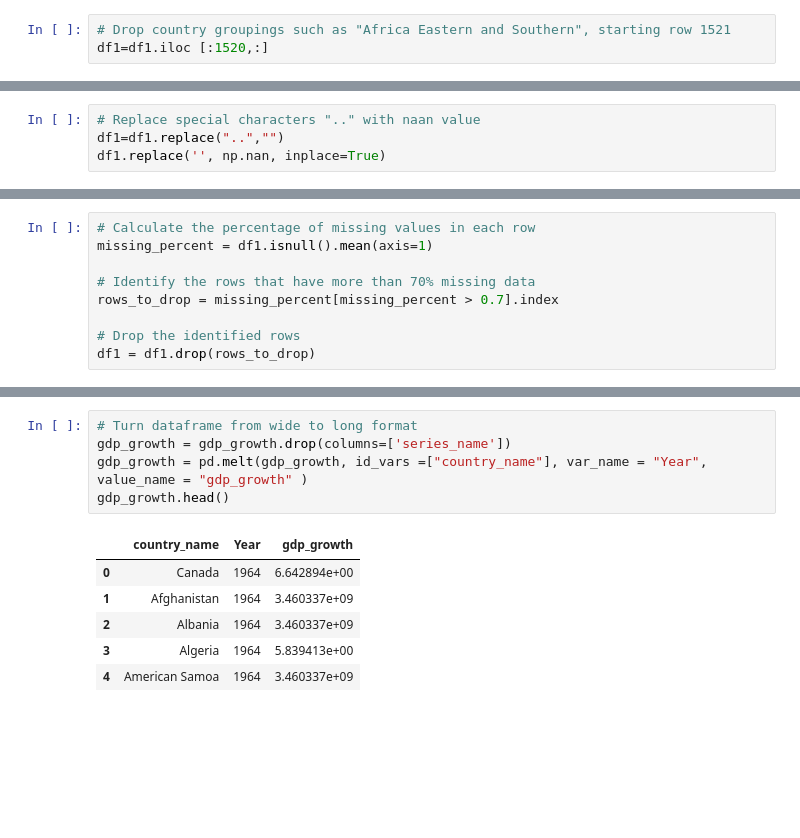
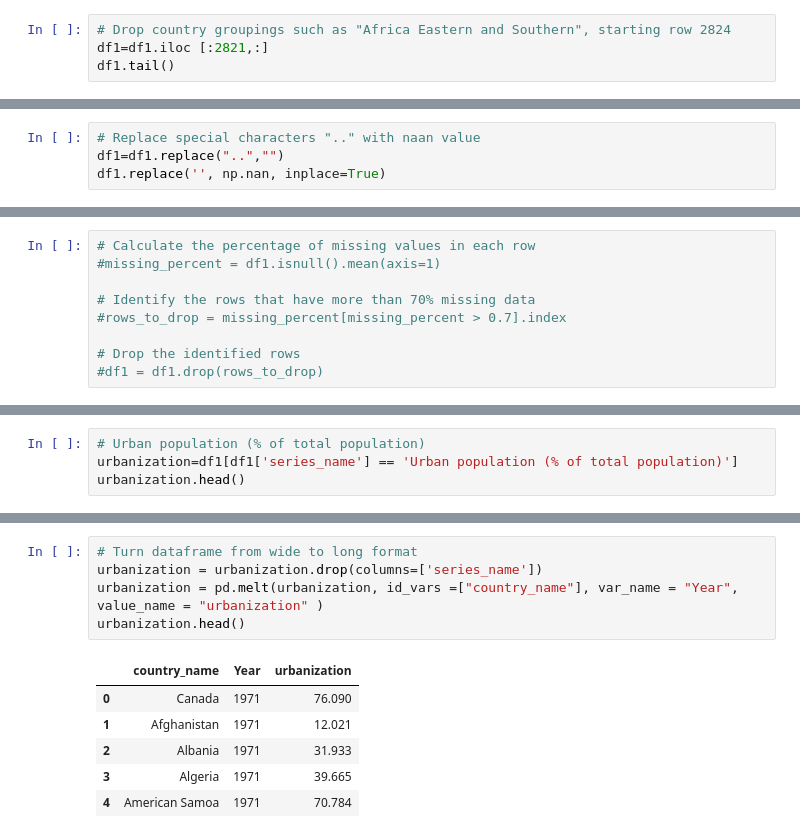
Before and after one commit to siddi582/GDPPredictor, a Jupyter notebook: GDP_forecast_ETL.ipynb, the cells around one changed output, grey strips where cells are left out. Saved outputs shown, nothing was run; the diff lists cells and outputs as text; blank space fills up the shorter version.

```diff
--- a/GDP_forecast_ETL.ipynb
+++ b/GDP_forecast_ETL.ipynb
@@ -28,4 +28,5 @@ df1.head()
 5 rows × 64 columns
 # %%
-# Drop country groupings such as "Africa Eastern and Southern", starting row 1521
-df1=df1.iloc [:1520,:]
+# Drop country groupings such as "Africa Eastern and Southern", starting row 2824
+df1=df1.iloc [:2821,:]
+df1.tail()
@@ -93,12 +102,12 @@ Length: 64, dtype: float64
 # %%
 # Calculate the percentage of missing values in each row
-missing_percent = df1.isnull().mean(axis=1)
+#missing_percent = df1.isnull().mean(axis=1)
 
 # Identify the rows that have more than 70% missing data
-rows_to_drop = missing_percent[missing_percent > 0.7].index
+#rows_to_drop = missing_percent[missing_percent > 0.7].index
 
 # Drop the identified rows
-df1 = df1.drop(rows_to_drop)
+#df1 = df1.drop(rows_to_drop)
 # %%
 # Selecting the subset of the data that contains only the numeric values
 data=df1.iloc[:,2:]
@@ -227,0 +212,4 @@ gdp_growth.head()
+# %%
+# Urban population (% of total population)
+urbanization=df1[df1['series_name'] == 'Urban population (% of total population)']
+urbanization.head()
@@ -228,15 +224,15 @@ gdp_growth.head()
 # %%
 # Turn dataframe from wide to long format
-gdp_growth = gdp_growth.drop(columns=['series_name'])
-gdp_growth = pd.melt(gdp_growth, id_vars =["country_name"], var_name = "Year", value_name = "gdp_growth" )
-gdp_growth.head()
+urbanization = urbanization.drop(columns=['series_name'])
+urbanization = pd.melt(urbanization, id_vars =["country_name"], var_name = "Year", value_name = "urbanization" )
+urbanization.head()
 # %% [output]
-|  | country_name | Year | gdp_growth |
-| 0 | Canada | 1964 | 6.642894e+00 |
-| 1 | Afghanistan | 1964 | 3.460337e+09 |
-| 2 | Albania | 1964 | 3.460337e+09 |
-| 3 | Algeria | 1964 | 5.839413e+00 |
-| 4 | American Samoa | 1964 | 3.460337e+09 |
+|  | country_name | Year | urbanization |
+| 0 | Canada | 1971 | 76.090 |
+| 1 | Afghanistan | 1971 | 12.021 |
+| 2 | Albania | 1971 | 31.933 |
+| 3 | Algeria | 1971 | 39.665 |
+| 4 | American Samoa | 1971 | 70.784 |
 # %%
 # GDP (current US$)	dataframe
 gdp_current=df1[df1['series_name'] == 'GDP (current US$)']
```
Also changed, not shown: parts of 43 cells of this notebook, 1 other file.
